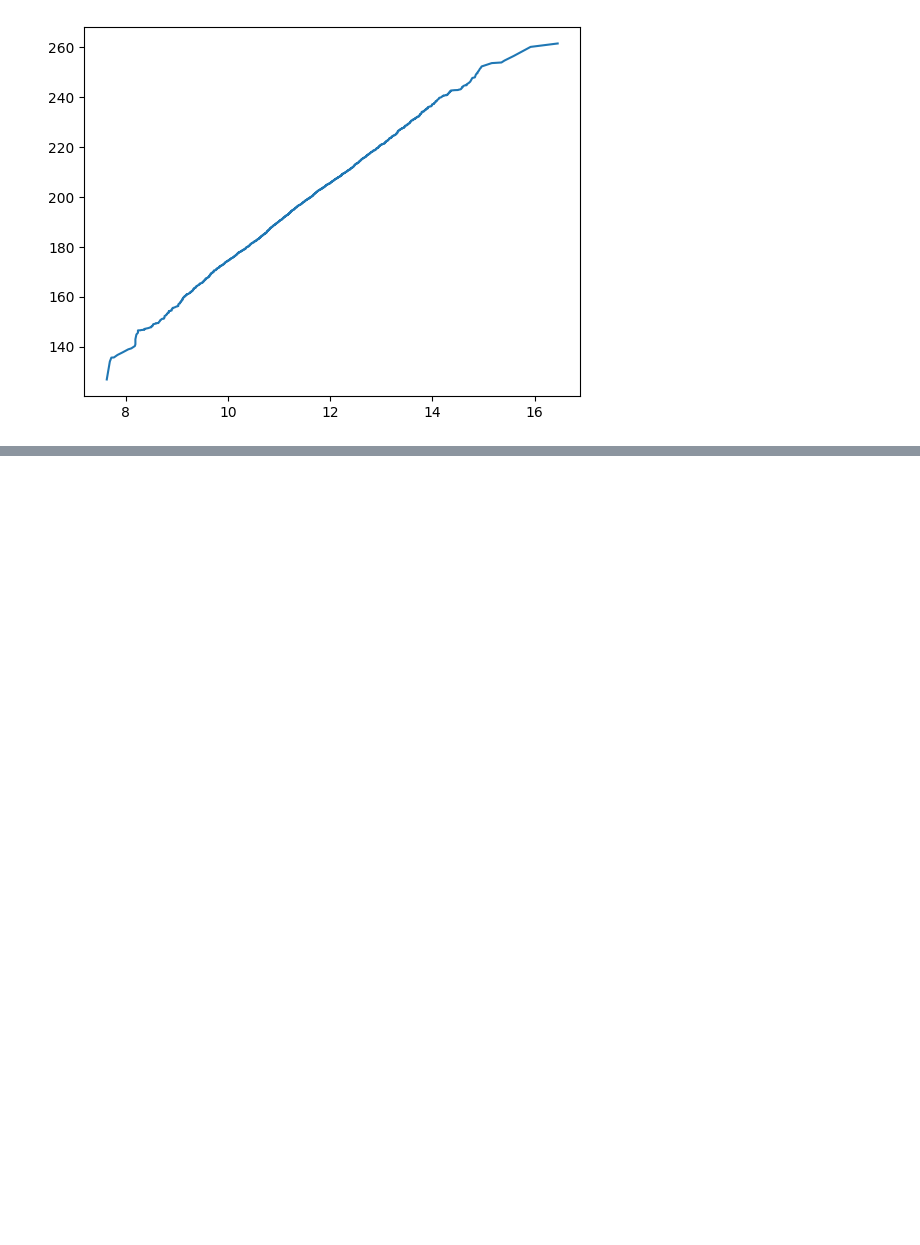
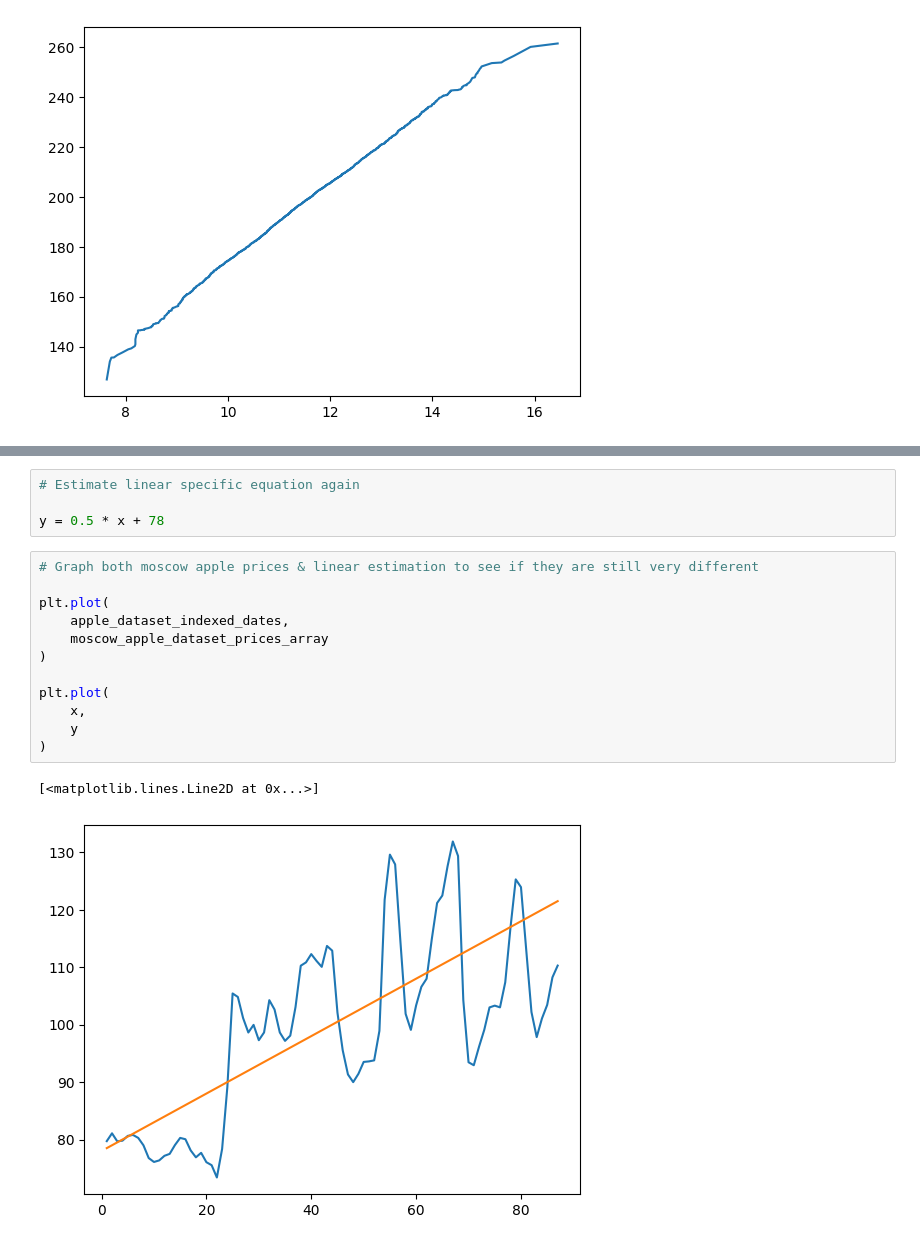
Before and after one commit to dscamacho333/Data_Science_Course, a Jupyter notebook: Numpy.ipynb, the cells around one changed output, grey strips where cells are left out. Saved outputs shown, nothing was run; the diff lists cells and outputs as text; blank space fills up the shorter version.

```diff
--- a/Numpy.ipynb
+++ b/Numpy.ipynb
@@ -558,0 +617,19 @@ plt.plot(
+# %%
+# Estimate linear specific equation again
+
+y = 0.5 * x + 78
+# %%
+# Graph both moscow apple prices & linear estimation to see if they are still very different
+
+plt.plot(
+    apple_dataset_indexed_dates,
+    moscow_apple_dataset_prices_array
+)
+
+plt.plot(
+    x,
+    y
+)
+# %% [output]
+[<matplotlib.lines.Line2D at 0x...>]
+[figure, added]
```
Also changed, not shown: parts of 22 cells of this notebook.
